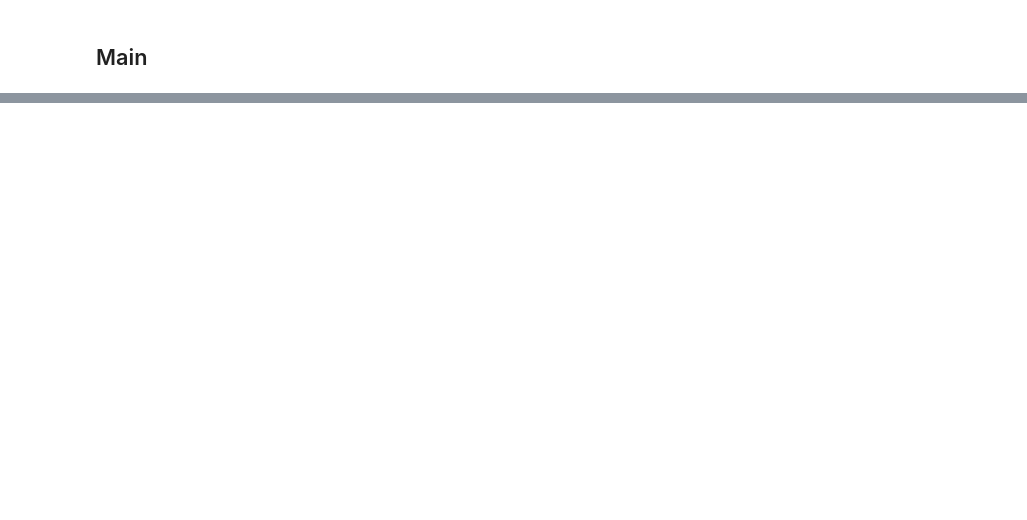
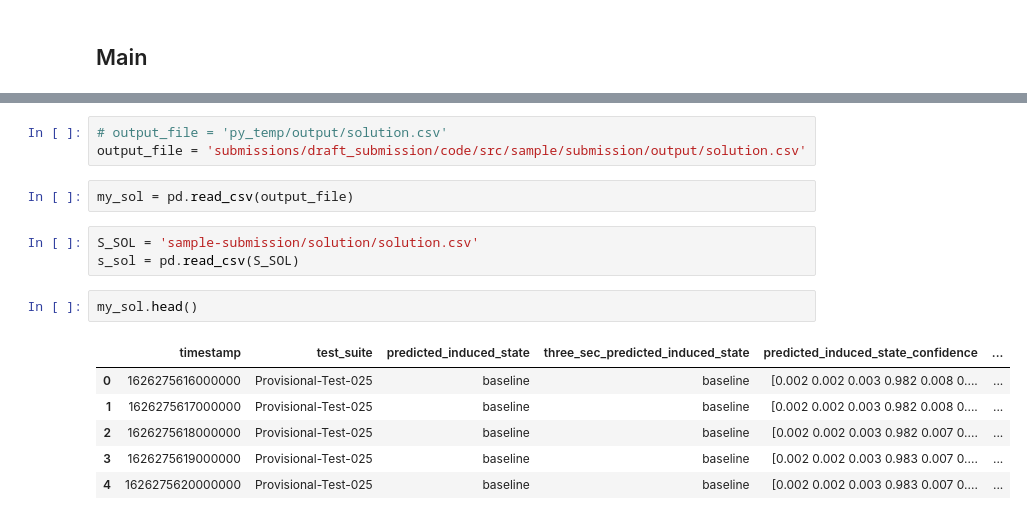
Before and after one commit to waynnbz/Cog-State-Classification, a Jupyter notebook: TestPy.ipynb, the cells around one changed output, grey strips where cells are left out. Cells and saved outputs as stored; diff of their text form; blank space fills up the shorter version.

```diff
--- a/TestPy.ipynb
+++ b/TestPy.ipynb
@@ -163,0 +203,17 @@ if __name__ == "__main__":
+# %%
+# output_file = 'py_temp/output/solution.csv'
+output_file = 'submissions/draft_submission/code/src/sample/submission/output/solution.csv'
+# %%
+my_sol = pd.read_csv(output_file)
+# %%
+S_SOL = 'sample-submission/solution/solution.csv'
+s_sol = pd.read_csv(S_SOL)
+# %%
+my_sol.head()
+# %% [output]
+|  | timestamp | test_suite | predicted_induced_state | three_sec_predicted_induced_state | predicted_induced_state_confidence | ... |
+| 0 | 1626275616000000 | Provisional-Test-025 | baseline | baseline | [0.002 0.002 0.003 0.982 0.008 0.... | ... |
+| 1 | 1626275617000000 | Provisional-Test-025 | baseline | baseline | [0.002 0.002 0.003 0.982 0.008 0.... | ... |
+| 2 | 1626275618000000 | Provisional-Test-025 | baseline | baseline | [0.002 0.002 0.003 0.982 0.007 0.... | ... |
+| 3 | 1626275619000000 | Provisional-Test-025 | baseline | baseline | [0.002 0.002 0.003 0.983 0.007 0.... | ... |
+| 4 | 1626275620000000 | Provisional-Test-025 | baseline | baseline | [0.002 0.002 0.003 0.983 0.007 0.... | ... |
```
Also changed, not shown: parts of 13 cells of this notebook, 4 other files.
